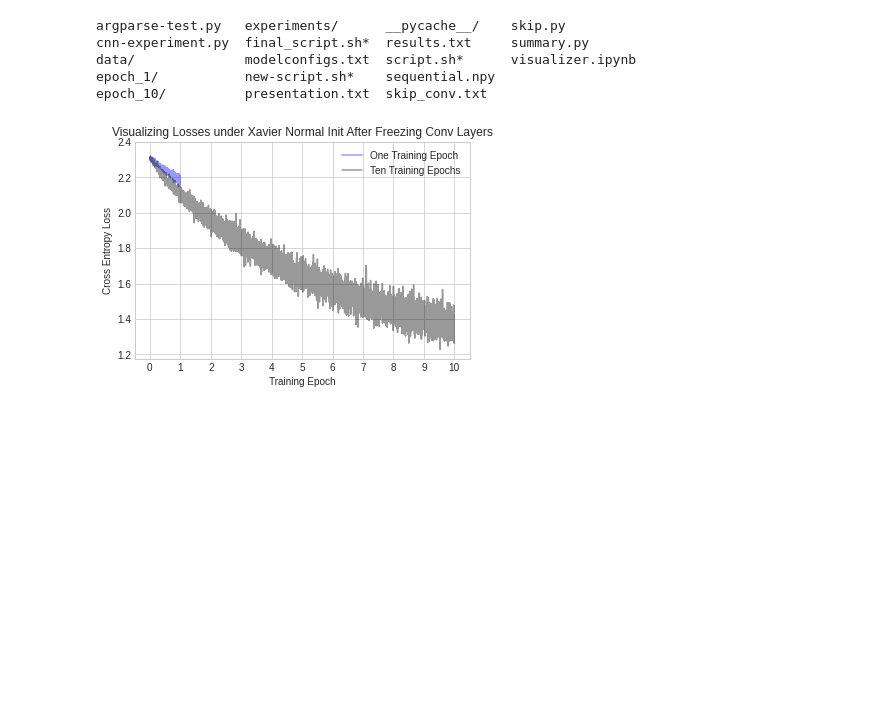
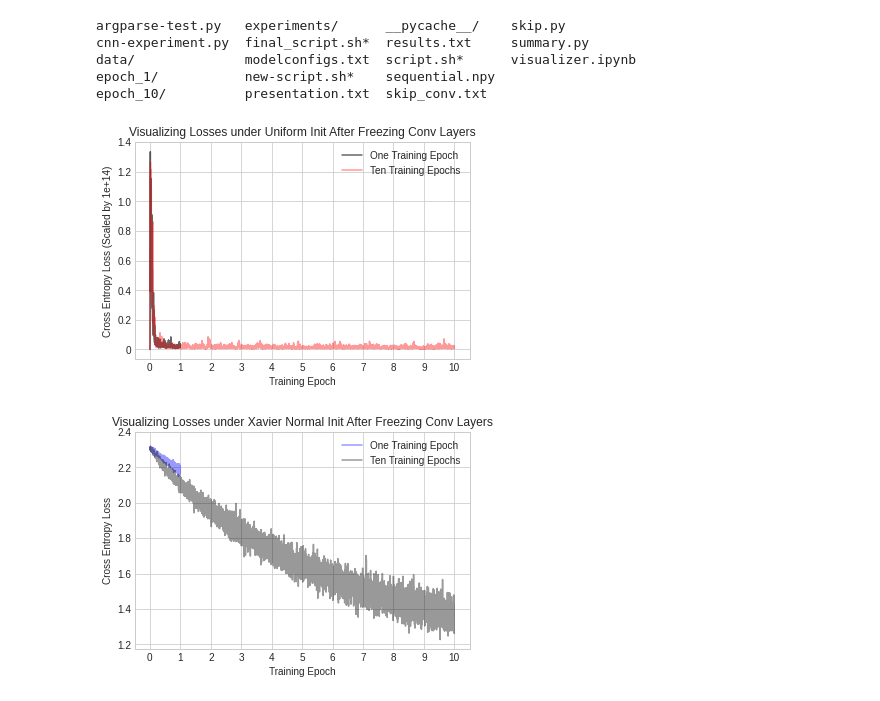
Before and after one commit to j93hahn/neural-networks, a Jupyter notebook: results/visualizer.ipynb, the cells around one changed output. Drawn from its saved outputs; the diff is of its cells as text; code cells hidden in the pictures; blank space fills up the shorter version.

```diff
--- a/results/visualizer.ipynb
+++ b/results/visualizer.ipynb
@@ -23,7 +23,29 @@ ku_in_conv = np.load('epoch_1/ku-in-conv.npy')
 ku_out_conv = np.load('epoch_1/ku-out-conv.npy')
 
 xn_conv_10 = np.load('epoch_10/xn-conv.npy')
+u_conv_10 = np.load('epoch_10/u-conv.npy')
 xn_conv_10 = xn_conv_10.reshape(-1)
+u_conv_10 = u_conv_10.reshape(-1)
+u_conv = u_conv[0]
+# %%
+u_conv[u_conv > 2.3] = 2.3
+u_conv_10[u_conv_10 > 2.3] = 2.3
+# %%
+fig, axes = plt.subplots()
+axes.plot(u_conv, color='black', alpha=0.6, label="One Training Epoch")
+axes.plot(u_conv_10, color='red', alpha=0.4, label="Ten Training Epochs")
+axes.set_xticks(np.linspace(0, 10*600, 11), labels=np.arange(0, 11))
+axes.set_xlabel("Training Epoch")
+axes.set_ylabel("Cross Entropy Loss (Scaled by 1e+14)")
+axes.set_title("Visualizing Losses under Uniform Init After Freezing Conv Layers")
+
+axes.set_yticks([0, 0.2 * 1e+14, 0.4* 1e+14, 0.6* 1e+14, 0.8* 1e+14, 1.0* 1e+14, 1.2* 1e+14, 1.4* 1e+14], labels=[0, 0.2, 0.4, 0.6, 0.8, 1.0, 1.2, 1.4])
+#axes.ticklabel_format(useOffset=False, style='plain', axis='y')
+plt.legend()
+plt.savefig('u_freeze_epoch_change.png', dpi=300)
+fig.show()
+# %% [output]
+[figure, added]
 # %%
 fig, axes = plt.subplots()
 axes.plot(xn_conv[0], color='b', alpha=0.4, label="One Training Epoch")
```
